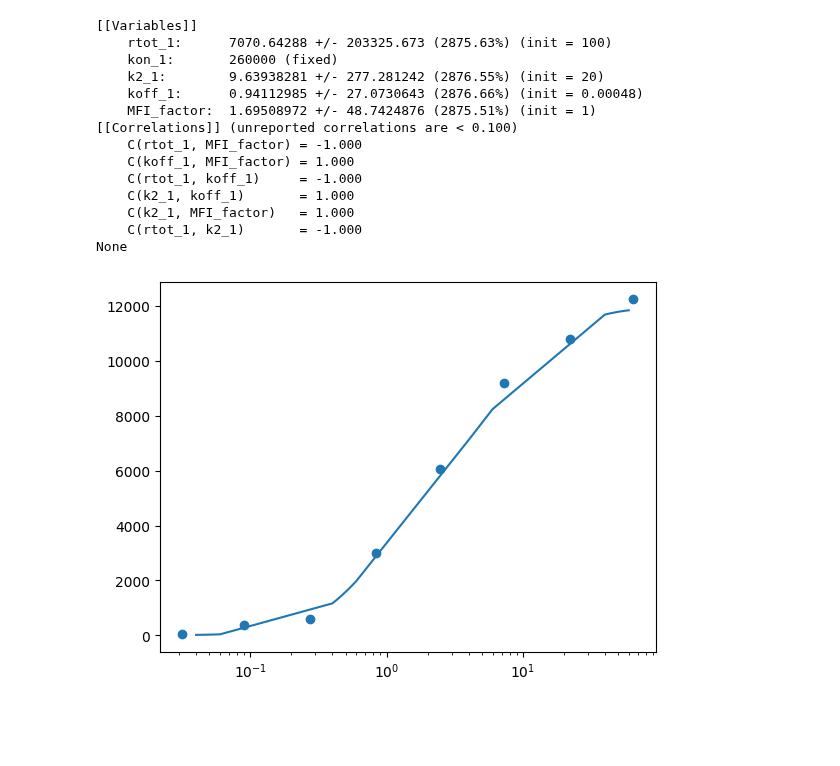
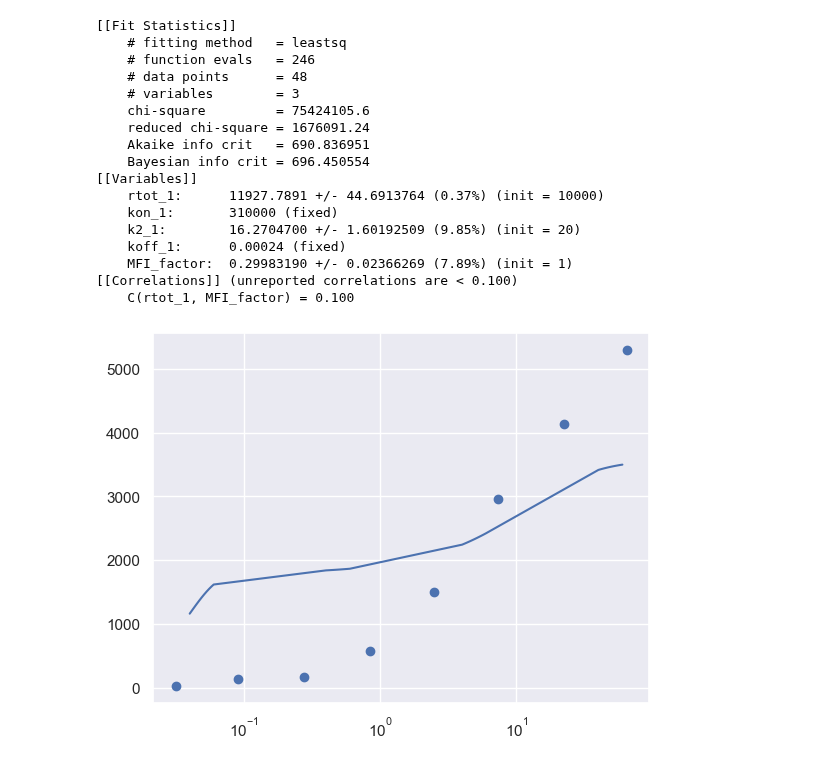
Before and after one commit to lukedtc/ADCC-Project, a Jupyter notebook: mazor_diff_kd_fits.ipynb, the cells around one changed output. Saved outputs shown, nothing was run; the diff lists cells and outputs as text; code cells hidden in the pictures; blank space fills up the shorter version.

```diff
--- a/mazor_diff_kd_fits.ipynb
+++ b/mazor_diff_kd_fits.ipynb
@@ -42,7 +42,7 @@ def solve_ode(x, params):
     kon1 = params[f'kon_{1}']
     k21 = params[f'k2_{1}']
     koff1 = params[f'koff_{1}']
-    #MFI_factor = params[f'MFI_factor']
+    MFI_factor = params[f'MFI_factor']
 
     for j, val in enumerate(x):
         A0 = 1e-9*val
@@ -58,7 +58,7 @@ def solve_ode(x, params):
 
         Ab = A10_STST + A11_STST
 
-        solution_vals[j] = Ab#*MFI_factor
+        solution_vals[j] = Ab*MFI_factor
 
     return np.asarray(solution_vals)
 
@@ -85,7 +85,7 @@ for i, data in enumerate(y_data1):
 
 A0s1 = [1e-11, 1e-10, 1e-9, 1e-8]
 A0s = []
-vals = np.linspace(4, 6, 20)
+vals = np.linspace(4, 6, 10)
 for x in A0s1:
     for val in vals:
         A0s.append(x*val)
@@ -98,16 +98,16 @@ for j in range(5):
     ydata.append(np.concatenate((y_data1[j], interp_func(A0s1))))
 # %%
 parameters = []
-ydata.remove(ydata[0])
+#ydata.remove(ydata[0])
 for i in range(len(ydata)):
     fit_params = Parameters()
-
+    print(i)
 
     fit_params.add(f'rtot_{1}', value = 1e4, min=0, max = 1e6)
     fit_params.add(f'kon_{1}', value = kons[i], vary=False)# min=1e4, max = 1e7)
-    fit_params.add(f'k2_{1}', value = 200, min=3, max = 1e3)
+    fit_params.add(f'k2_{1}', value = 20, min=3, max = 1e3)
     fit_params.add(f'koff_{1}', value = koffs[i],  min=0, max = 1)
     fit_params.add(f'MFI_factor', value=1, min=0)
 
-    out = minimize(objective, fit_params, args=(xdata, ydata[i]))
+    out = minimize(objective, fit_params, args=(xdata, ydata[i]), max_nfev=2)
     parameters.append(out.params)
@@ -137,34 +143,37 @@ plt.xscale('log')
 fit_params = Parameters()
 
 
-fit_params.add(f'rtot_{1}', value = 1e2, min=0, max = 1e6)
-fit_params.add(f'kon_{1}', value = kons[1], vary=False)# min=1e4, max = 1e7)
-fit_params.add(f'k2_{1}', value = 20, min=3, max = 1e3)
-fit_params.add(f'koff_{1}', value = koffs[1],  min=0, max = 1)
-#fit_params.add(f'MFI_factor', value=1, min=0)
+fit_params.add(f'rtot_{1}', value = 1e4, min=0)
+fit_params.add(f'kon_{1}', value = kons[0], vary=False)# min=1e4, max = 1e7)
+fit_params.add(f'k2_{1}', value = 20, min=1)
+fit_params.add(f'koff_{1}', value = koffs[0],  min=0, max = 1, vary=False)
+fit_params.add(f'MFI_factor', value=1, min=0)
 
-out = minimize(objective, fit_params, args=(xdata, ydata[1]), max_nfev=500)
+out = minimize(objective, fit_params, args=(xdata, ydata[0]))
 # %%
-print(report_fit(out.params))
+print(fit_report(out))
 # %% [output]
+[[Fit Statistics]]
+    # fitting method   = leastsq
+    # function evals   = 246
+    # data points      = 48
+    # variables        = 3
+    chi-square         = 75424105.6
+    reduced chi-square = 1676091.24
+    Akaike info crit   = 690.836951
+    Bayesian info crit = 696.450554
 [[Variables]]
-    rtot_1:      7070.64288 +/- 203325.673 (2875.63%) (init = 100)
-    kon_1:       260000 (fixed)
-    k2_1:        9.63938281 +/- 277.281242 (2876.55%) (init = 20)
-    koff_1:      0.94112985 +/- 27.0730643 (2876.66%) (init = 0.00048)
-    MFI_factor:  1.69508972 +/- 48.7424876 (2875.51%) (init = 1)
+    rtot_1:      11927.7891 +/- 44.6913764 (0.37%) (init = 10000)
+    kon_1:       310000 (fixed)
+    k2_1:        16.2704700 +/- 1.60192509 (9.85%) (init = 20)
+    koff_1:      0.00024 (fixed)
+    MFI_factor:  0.29983190 +/- 0.02366269 (7.89%) (init = 1)
 [[Correlations]] (unreported correlations are < 0.100)
-    C(rtot_1, MFI_factor) = -1.000
-    C(koff_1, MFI_factor) = 1.000
-    C(rtot_1, koff_1)     = -1.000
-    C(k2_1, koff_1)       = 1.000
-    C(k2_1, MFI_factor)   = 1.000
-    C(rtot_1, k2_1)       = -1.000
-None
+    C(rtot_1, MFI_factor) = 0.100
 # %%
-plt.scatter(xdata1, y_data1[1])
+plt.scatter(xdata1, y_data1[0])
 plt.plot(A0s1, solve_ode(A0s1, out.params))
 
 plt.xscale('log')
 # %% [output]
-[figure, old version]
+[figure, new version]
```
Also changed, not shown: parts of 4 cells of this notebook, 11 other files.
